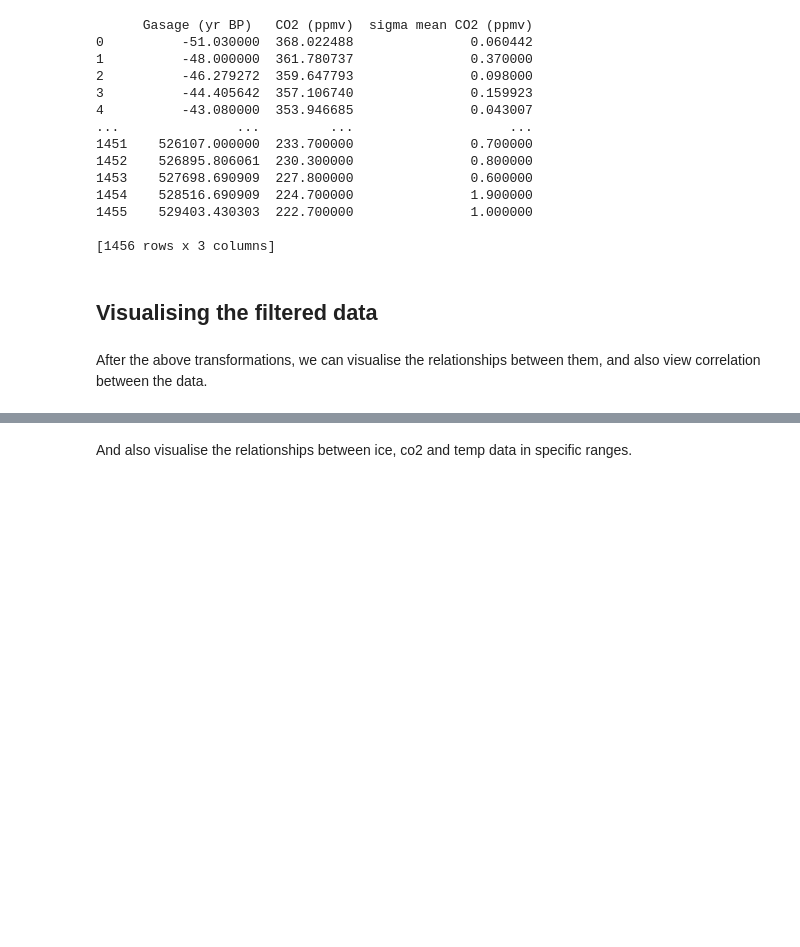
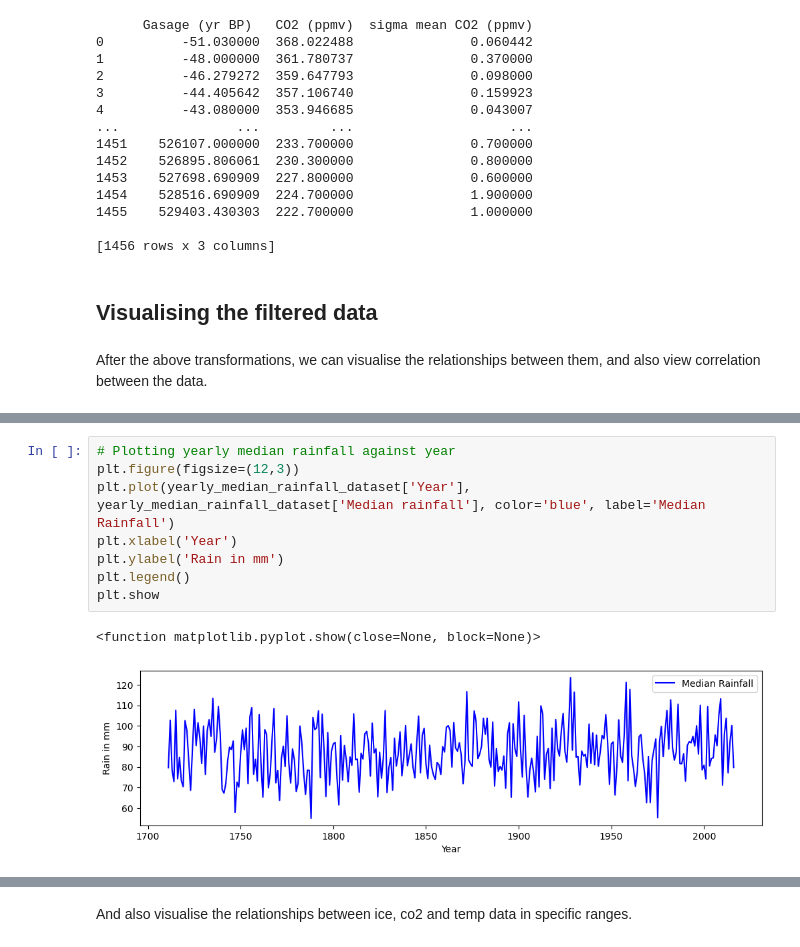
Before and after one commit to nexlanglxm/climate-data-analysis, a Jupyter notebook: project2/project.ipynb, the cells around one changed output, grey strips where cells are left out. Cells and saved outputs as stored; diff of their text form; blank space fills up the shorter version.

```diff
--- a/project2/project.ipynb
+++ b/project2/project.ipynb
@@ -503,0 +493,11 @@ plt.show()
+# %%
+# Plotting yearly median rainfall against year
+plt.figure(figsize=(12,3))
+plt.plot(yearly_median_rainfall_dataset['Year'], yearly_median_rainfall_dataset['Median rainfall'], color='blue', label='Median Rainfall')
+plt.xlabel('Year')
+plt.ylabel('Rain in mm')
+plt.legend()
+plt.show
+# %% [output]
+<function matplotlib.pyplot.show(close=None, block=None)>
+[figure, added]
```
Also changed, not shown: parts of 15 cells of this notebook.
